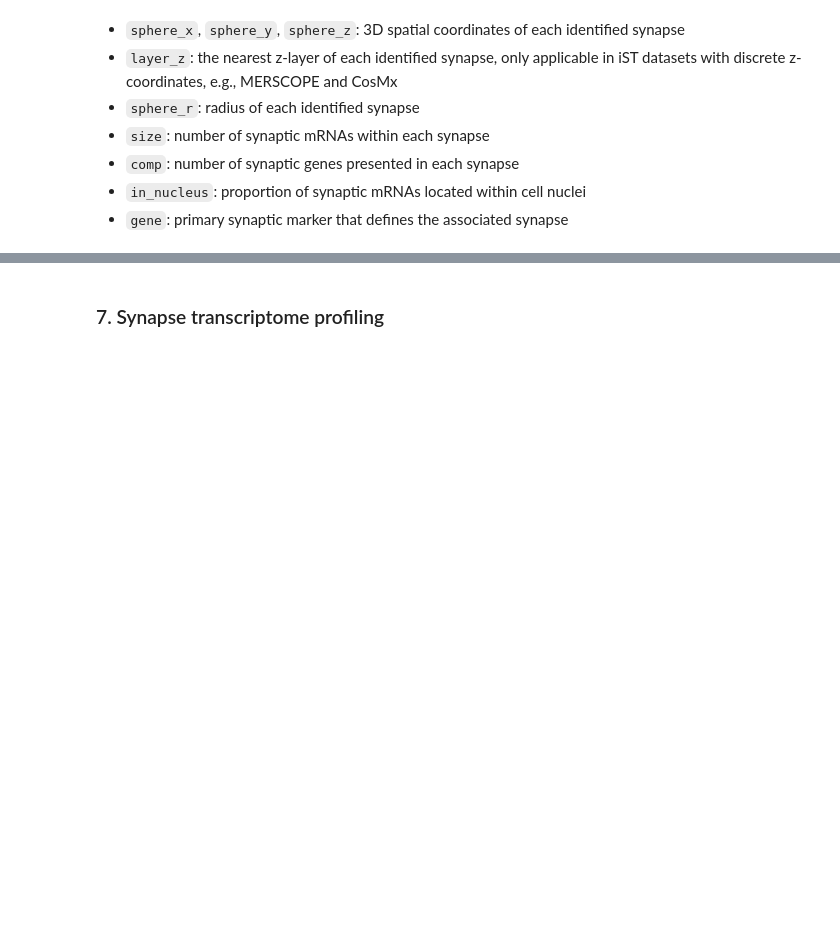
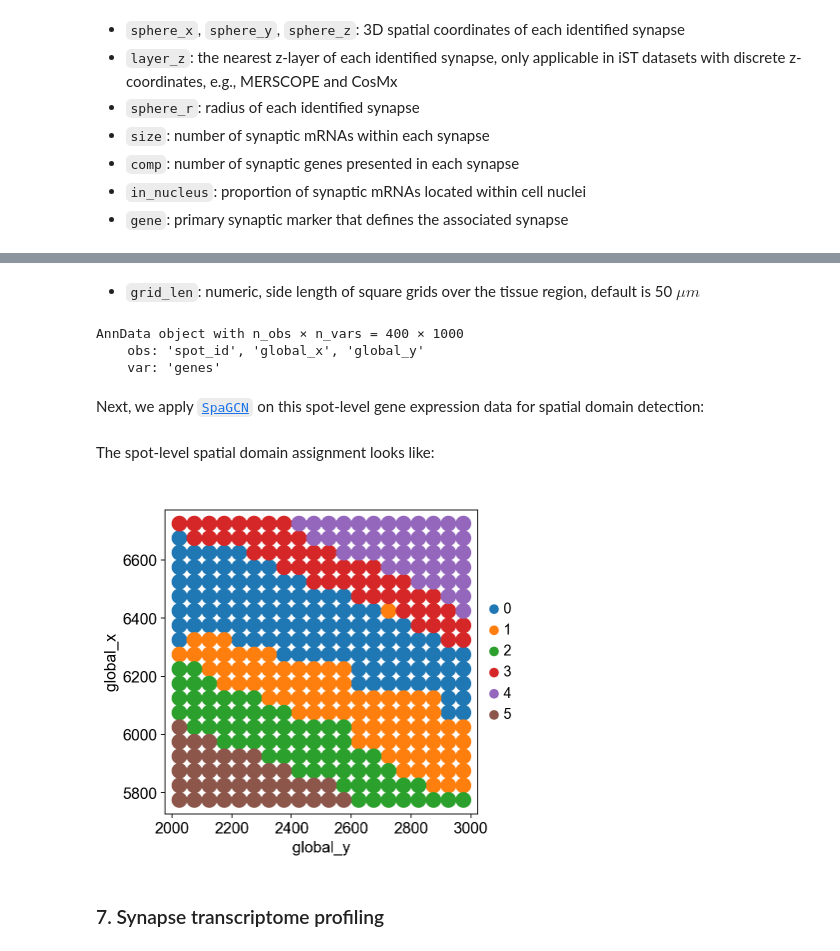
Before and after one commit to chen-yang-yuan/mcDETECT, a Jupyter notebook: tutorial/tutorial.ipynb, the cells around one changed output, grey strips where cells are left out. Drawn from its saved outputs; the diff is of its cells as text; code cells hidden in the pictures; blank space fills up the shorter version.

```diff
--- a/tutorial/tutorial.ipynb
+++ b/tutorial/tutorial.ipynb
@@ -155,0 +154,5 @@ aaa = mc.spot_expression(grid_len=50)
+# %%
+highly_variable_genes = pd.read_csv('toy_data/highly_variable_genes.csv')
+highly_variable_genes = list(highly_variable_genes.iloc[:, 0])
+
+spots = mc.spot_expression(grid_len = 50, genes = highly_variable_genes)
@@ -155,0 +170,10 @@ aaa = mc.spot_expression(grid_len=50)
+# %% [markdown]
+* `grid_len`: numeric, side length of square grids over the tissue region, default is 50 $\mu m$
+# %%
+spots
+# %% [output]
+AnnData object with n_obs × n_vars = 400 × 1000
+    obs: 'spot_id', 'global_x', 'global_y'
+    var: 'genes'
+# %% [markdown]
+Next, we apply [`SpaGCN`](https://github.com/jianhuupenn/SpaGCN/) on this spot-level gene expression data for spatial domain detection:
@@ -156,3 +224,13 @@ aaa = mc.spot_expression(grid_len=50)
+# %% [markdown]
+The spot-level spatial domain assignment looks like:
+# %%
+# plot spatial domains
+sc.set_figure_params(scanpy = True, figsize = (5, 5))
+ax = sc.pl.scatter(spots, alpha = 1, x = "global_y", y = "global_x", color = "refined_pred", title = " ", show = False, size = 800)
+ax.grid(False)
+plt.show()
+# %% [output]
+[figure, added]
 # %% [markdown]
 ### 7. Synapse transcriptome profiling
 # %%
```
Also changed, not shown: parts of 10 cells of this notebook, 1 other file.
